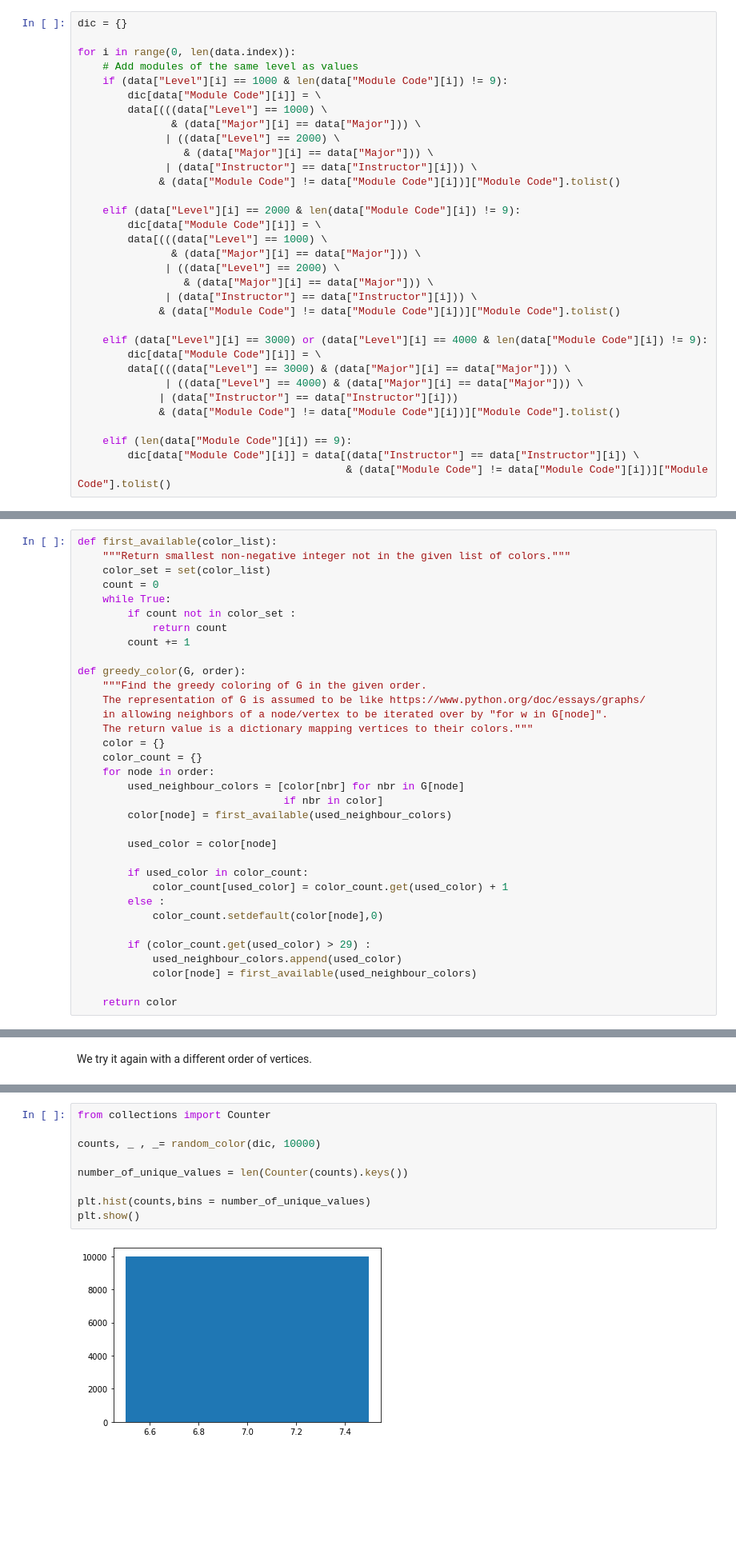
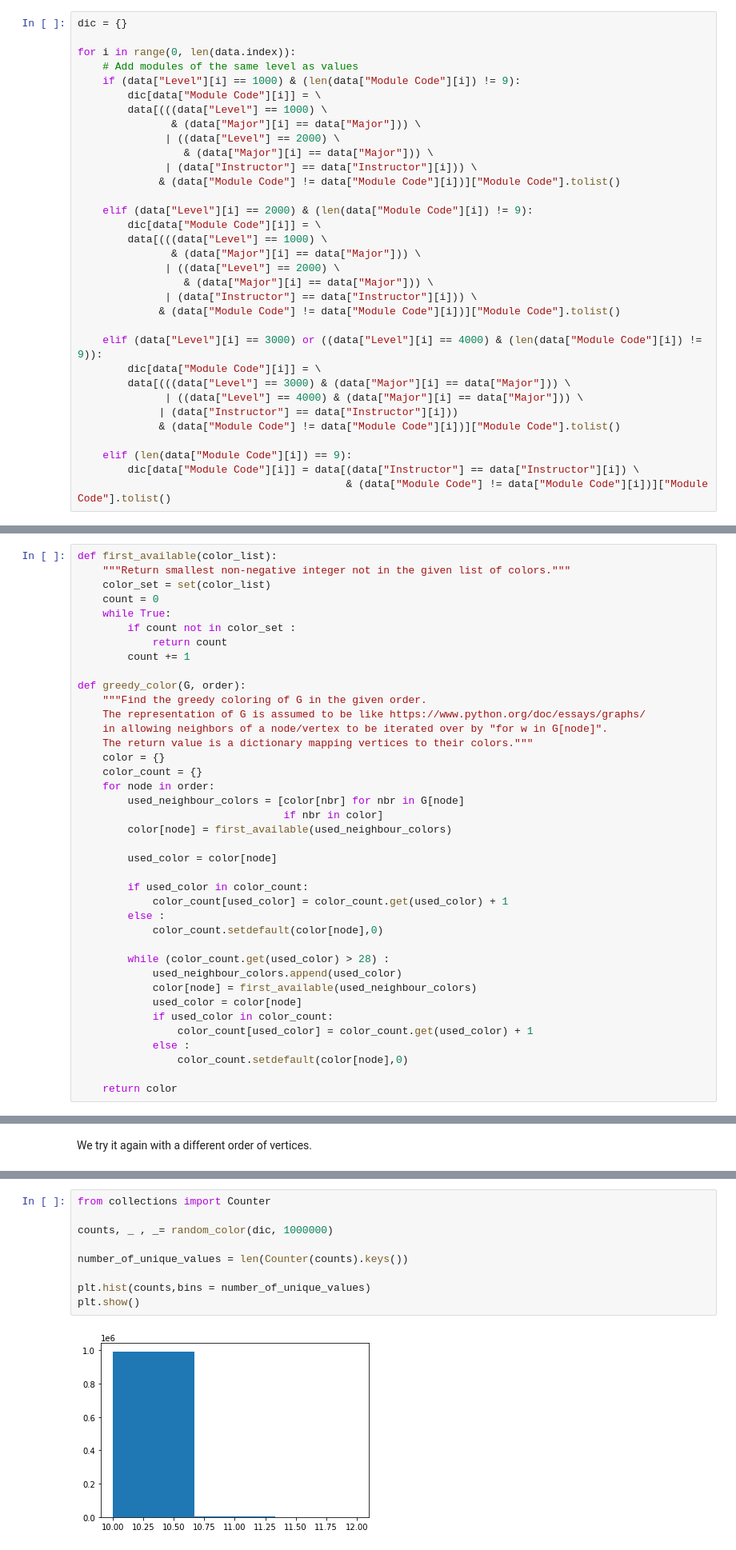
Before and after one commit to yanhua-wang/colouring, a Jupyter notebook: greedy_algorithm_final.ipynb, the cells around one changed output, grey strips where cells are left out. Shown: that part at 80% size. Cells and saved outputs as stored; diff of their text form; blank space fills up the shorter version.

Commit message:
Corrected module count & fixed greedy algo classroom limitation

```diff
--- a/greedy_algorithm_final.ipynb
+++ b/greedy_algorithm_final.ipynb
@@ -32,7 +32,7 @@ dic = {}
 
 for i in range(0, len(data.index)):
     # Add modules of the same level as values
-    if (data["Level"][i] == 1000 & len(data["Module Code"][i]) != 9):
+    if (data["Level"][i] == 1000) & (len(data["Module Code"][i]) != 9):
         dic[data["Module Code"][i]] = \
         data[(((data["Level"] == 1000) \
                & (data["Major"][i] == data["Major"])) \
@@ -41,7 +41,7 @@ for i in range(0, len(data.index)):
               | (data["Instructor"] == data["Instructor"][i])) \
              & (data["Module Code"] != data["Module Code"][i])]["Module Code"].tolist()
 
-    elif (data["Level"][i] == 2000 & len(data["Module Code"][i]) != 9):
+    elif (data["Level"][i] == 2000) & (len(data["Module Code"][i]) != 9):
         dic[data["Module Code"][i]] = \
         data[(((data["Level"] == 1000) \
                & (data["Major"][i] == data["Major"])) \
@@ -50,7 +50,7 @@ for i in range(0, len(data.index)):
               | (data["Instructor"] == data["Instructor"][i])) \
              & (data["Module Code"] != data["Module Code"][i])]["Module Code"].tolist()
 
-    elif (data["Level"][i] == 3000) or (data["Level"][i] == 4000 & len(data["Module Code"][i]) != 9):
+    elif (data["Level"][i] == 3000) or ((data["Level"][i] == 4000) & (len(data["Module Code"][i]) != 9)):
         dic[data["Module Code"][i]] = \
         data[(((data["Level"] == 3000) & (data["Major"][i] == data["Major"])) \
               | ((data["Level"] == 4000) & (data["Major"][i] == data["Major"])) \
@@ -101,9 +101,14 @@ def greedy_color(G, order):
         else :
             color_count.setdefault(color[node],0)
 
-        if (color_count.get(used_color) > 29) :
+        while (color_count.get(used_color) > 28) :
             used_neighbour_colors.append(used_color)
             color[node] = first_available(used_neighbour_colors)
+            used_color = color[node]
+            if used_color in color_count:
+                color_count[used_color] = color_count.get(used_color) + 1
+            else :
+                color_count.setdefault(color[node],0)
 
     return color
 # %% [markdown]
@@ -214,14 +225,14 @@ def random_color(G,I):
 # %%
 from collections import Counter
 
-counts, _ , _= random_color(dic, 10000)
+counts, _ , _= random_color(dic, 1000000)
 
 number_of_unique_values = len(Counter(counts).keys())
 
 plt.hist(counts,bins = number_of_unique_values)
 plt.show()
 # %% [output]
-[figure, old version]
+[figure, new version]
 # %% [markdown]
 We make a histogram to look at the frequencies of different colorings obtained. From the histogram, we can see that for 1000 different permutations, we only get 7. It is reasonable to conclude that the chromatic number is 7.
 # %% [markdown]
```
Also changed, not shown: parts of 11 cells of this notebook, 1 other file.
